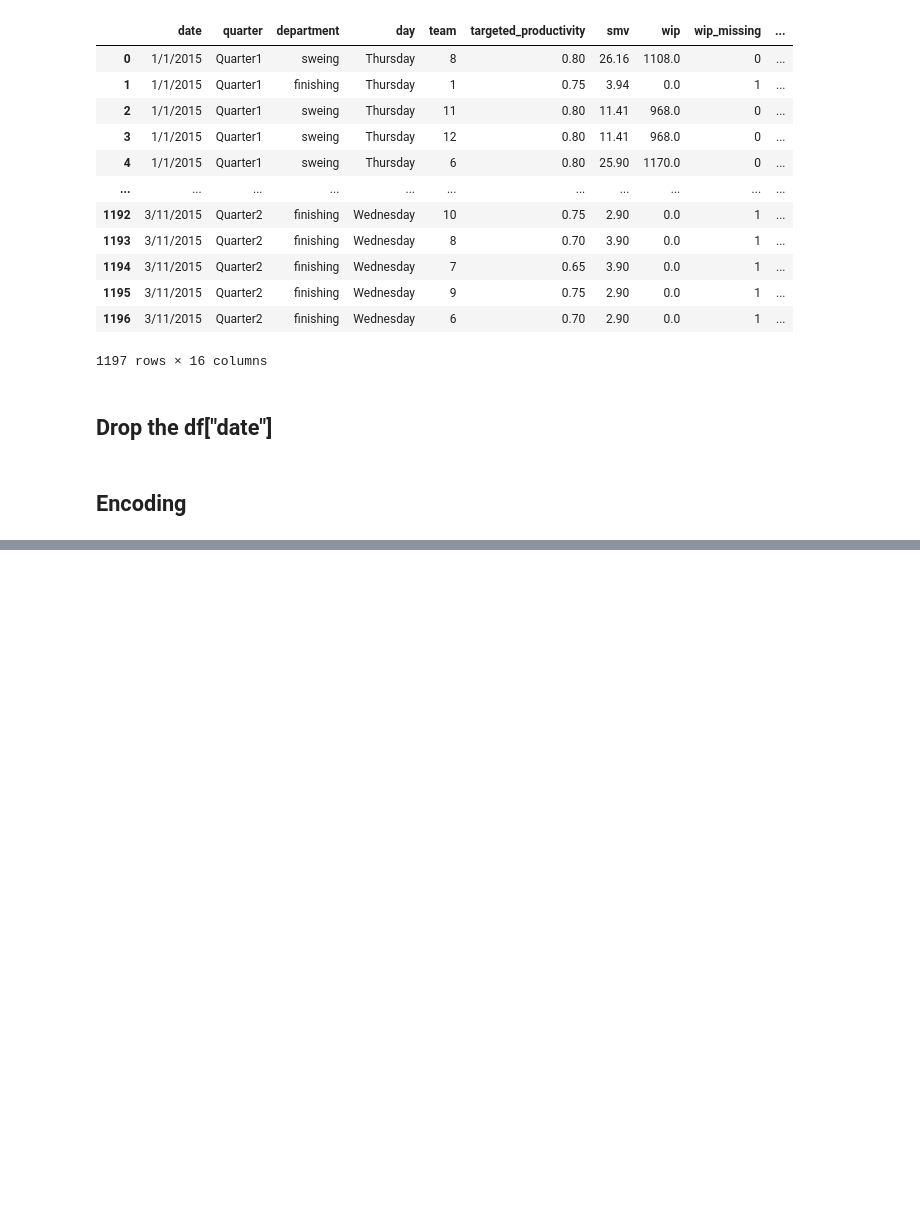
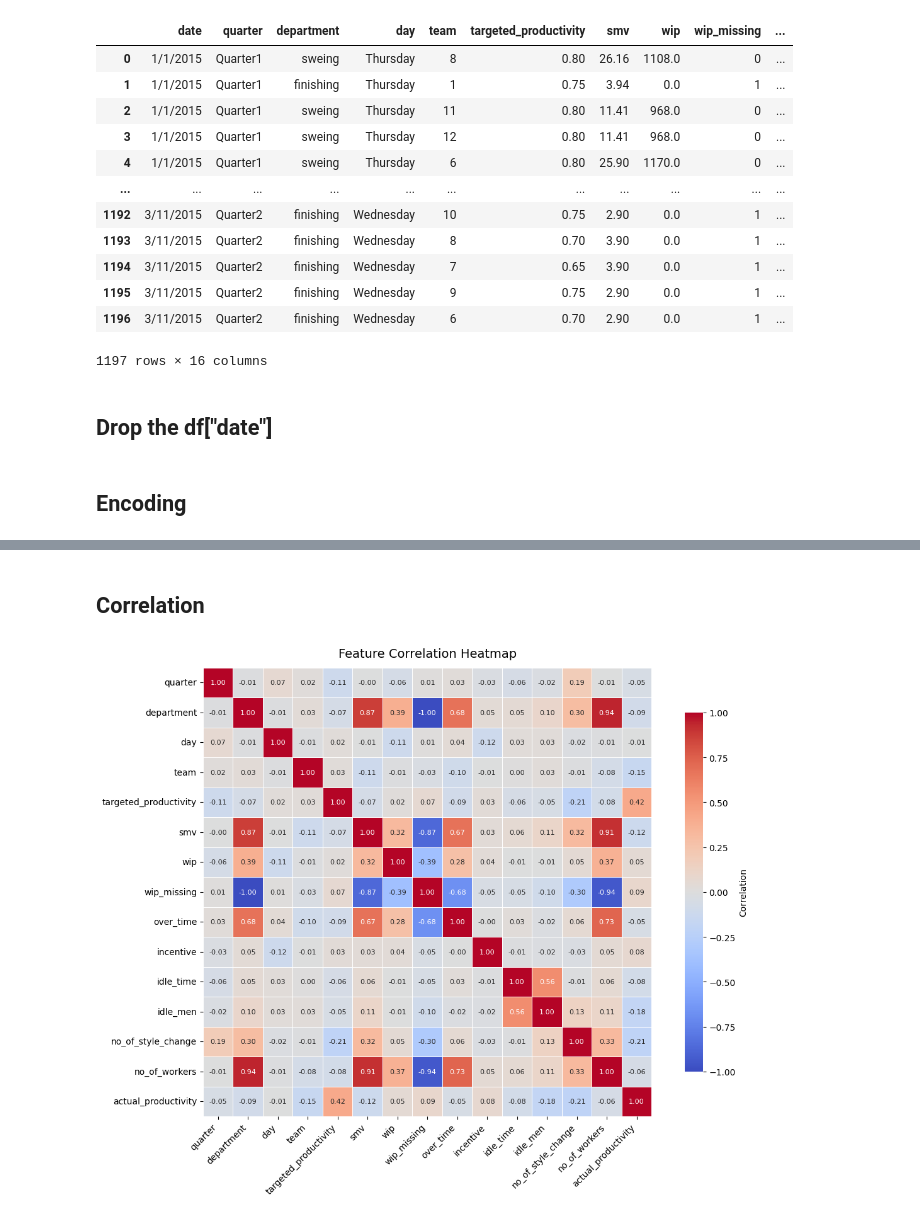
Before and after one commit to byydev/Predictionofproductivity_regression, a Jupyter notebook: Prediction_of_productivity_regression.ipynb, the cells around one changed output, grey strips where cells are left out. Cells and saved outputs as stored; diff of their text form; code cells hidden in the pictures; blank space fills up the shorter version.

```diff
--- a/Prediction_of_productivity_regression.ipynb
+++ b/Prediction_of_productivity_regression.ipynb
@@ -228,0 +250,13 @@ df.drop(["date"],axis=1,inplace=True)
+# %%
+label_encoder = LabelEncoder()
+ord_quarter_order = ["Quarter1","Quarter2","Quarter3","Quarter4","Quarter5"]
+ordinal_encoder = OrdinalEncoder(categories=[ord_quarter_order])
+
+ord_day_order = ["Monday","Tuesday","Wednesday","Thursday","Saturday","Sunday"]
+ordinal_encoder_day = OrdinalEncoder(categories=[ord_day_order])
+# we have 6 days in dataset excluded friday
+
+df["department"] = label_encoder.fit_transform(df["department"])
+
+df["quarter"] = ordinal_encoder.fit_transform(df[["quarter"]])
+df["day"] = ordinal_encoder_day.fit_transform(df[["day"]])
@@ -228,0 +300,23 @@ df.drop(["date"],axis=1,inplace=True)
+# %% [markdown]
+## Correlation
+# %%
+plt.figure(figsize=(12, 9))
+sns.heatmap(
+    df.corr(),
+    annot=True,
+    fmt=".2f",
+    cmap="coolwarm",
+    center=0,
+    square=True,
+    linewidths=0.5,
+    cbar_kws={"shrink": 0.8, "label": "Correlation"},
+    annot_kws={"size": 8}
+)
+
+plt.title("Feature Correlation Heatmap", fontsize=14, pad=12)
+plt.xticks(rotation=45, ha="right")
+plt.yticks(rotation=0)
+plt.tight_layout()
+plt.show()
+# %% [output]
+[figure, added]
```
Also changed, not shown: parts of 9 cells of this notebook.
